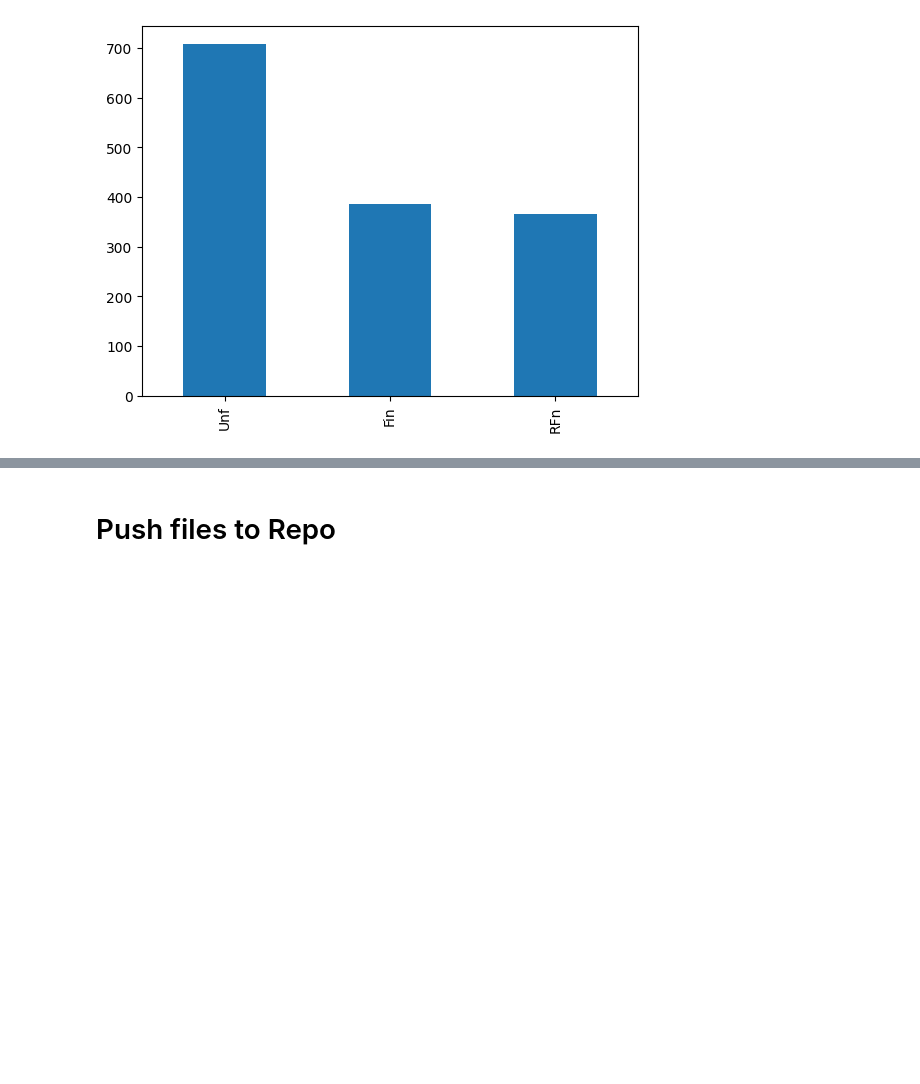
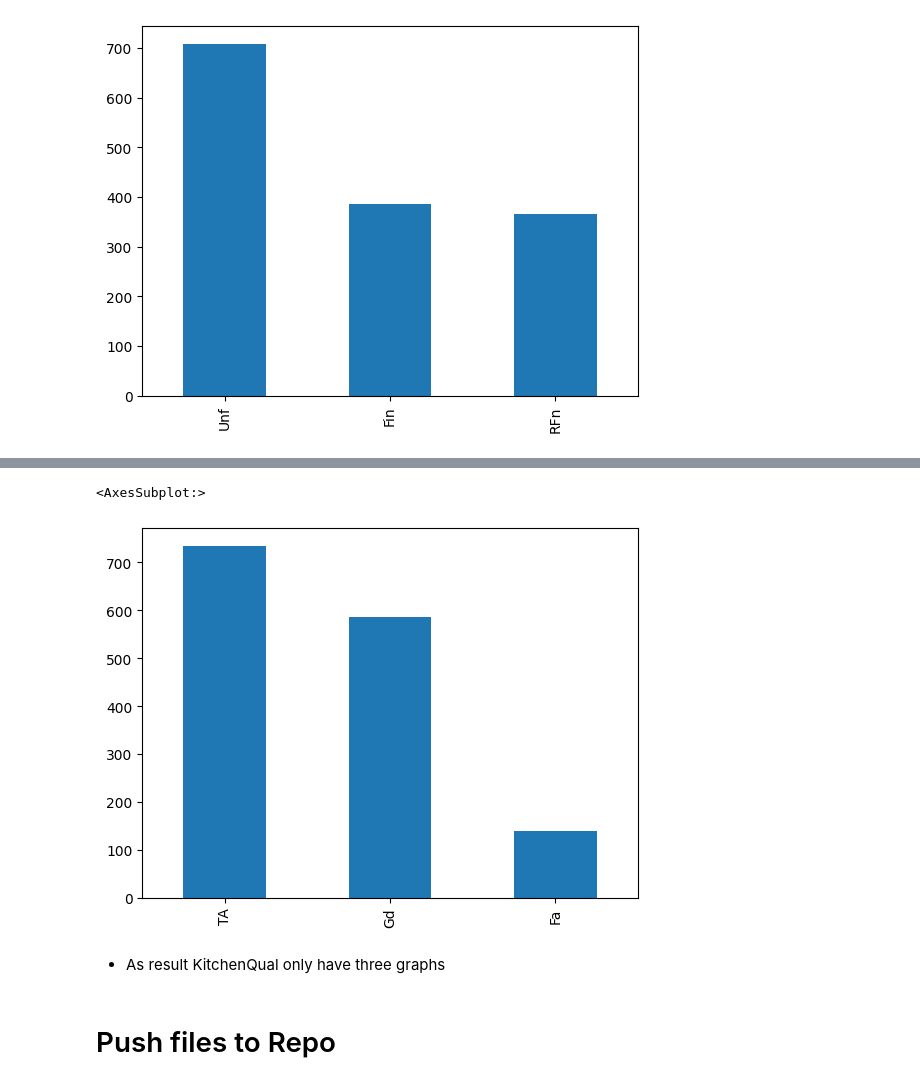
Before and after one commit to TimothyYW/Project_05, a Jupyter notebook: jupyter_notebooks/02 Data_Cleaning.ipynb, the cells around one changed output, grey strips where cells are left out. Drawn from its saved outputs; the diff is of its cells as text; code cells hidden in the pictures; blank space fills up the shorter version.

```diff
--- a/jupyter_notebooks/02 Data_Cleaning.ipynb
+++ b/jupyter_notebooks/02 Data_Cleaning.ipynb
@@ -201,3 +215,10 @@ df["GarageFinish"].value_counts().plot.bar()
+# %%
+df["KitchenQual"].value_counts().plot.bar()
+# %% [output]
+<AxesSubplot:>
+[figure, added]
+# %% [markdown]
++ As result KitchenQual only have three graphs
 # %% [markdown]
 # Push files to Repo
 # %% [markdown]
```
Also changed, not shown: parts of 6 cells of this notebook.
